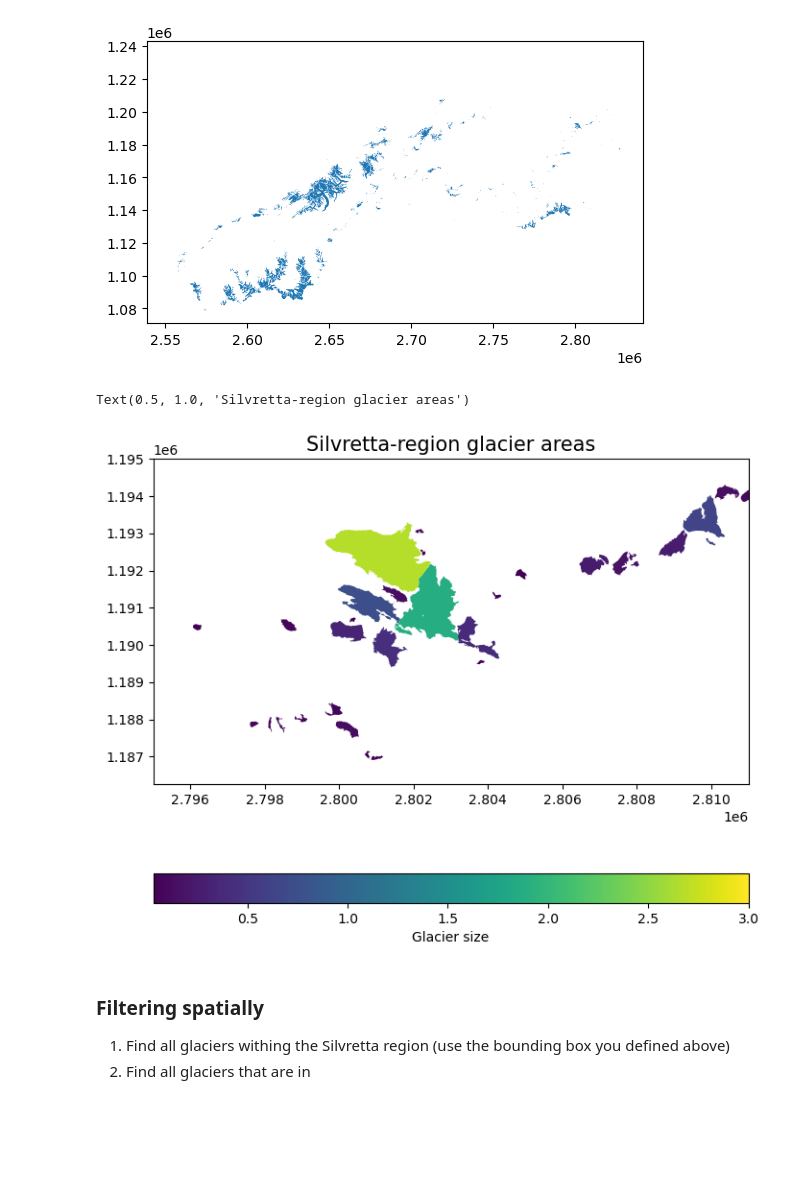
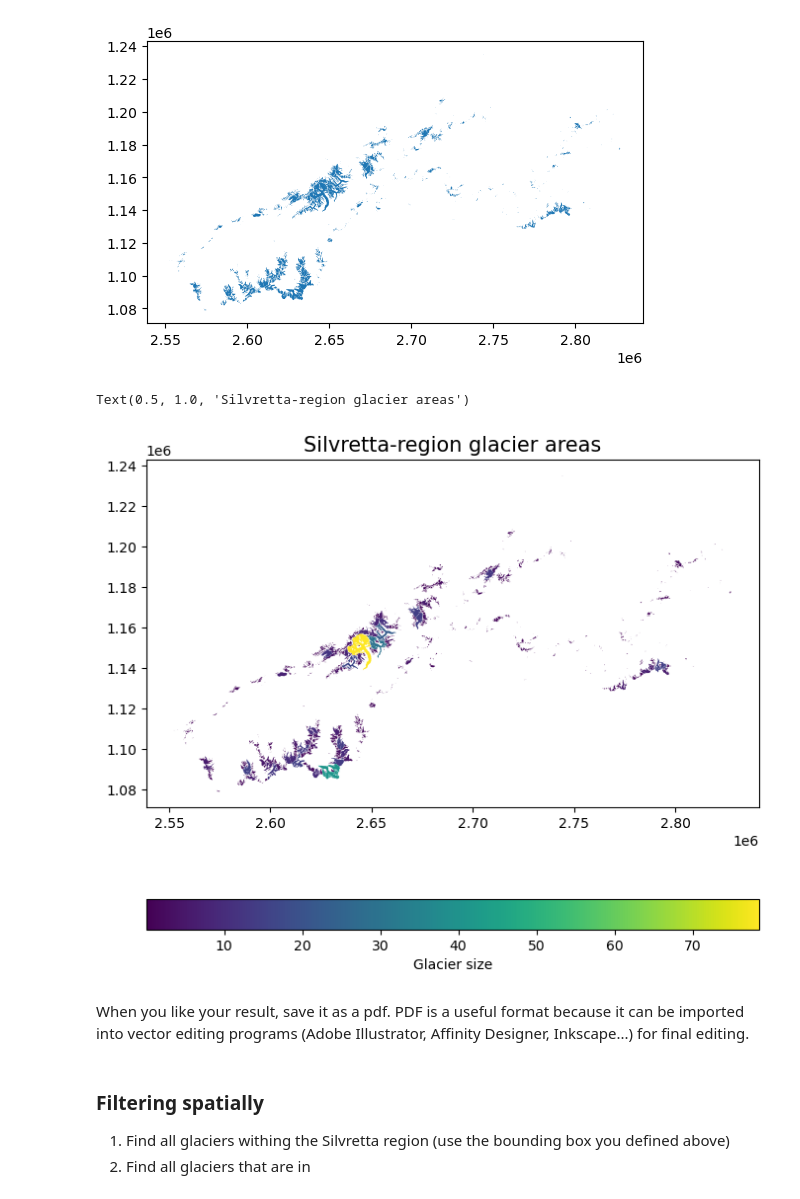
Before and after one commit to mauro3/CORDS, a Jupyter notebook: Workshop-Geodata-Processing/Working-with-vector-data.ipynb, the cells around one changed output. Drawn from its saved outputs; the diff is of its cells as text; code cells hidden in the pictures; blank space fills up the shorter version.

```diff
--- a/Workshop-Geodata-Processing/Working-with-vector-data.ipynb
+++ b/Workshop-Geodata-Processing/Working-with-vector-data.ipynb
@@ -146,14 +98,16 @@ sgi.plot()
 # %%
 fig, ax = plt.subplots(figsize=(8,8))
 sgi.plot(ax=ax,
          column='area_km2',
-         vmin=0.03,
-         vmax=3,
+         #vmin=...,
+         #vmax=...,
          legend=True,
          legend_kwds={"label": "Glacier size", "orientation": "horizontal"})
-ax.set_xlim([2795000, 2811000])
-ax.set_ylim([1186250, 1195000])
+#ax.set_xlim([..., ...])
+#ax.set_ylim([..., ...])
 ax.set_title('Silvretta-region glacier areas', fontsize=15)
 # %% [output]
 Text(0.5, 1.0, 'Silvretta-region glacier areas')
-[figure, old version]
+[figure, new version]
+# %% [markdown]
+When you like your result, save it as a pdf. PDF is a useful format because it can be imported into vector editing programs (Adobe Illustrator, Affinity Designer, Inkscape...) for final editing.
```
Also changed, not shown: parts of 25 cells of this notebook.
